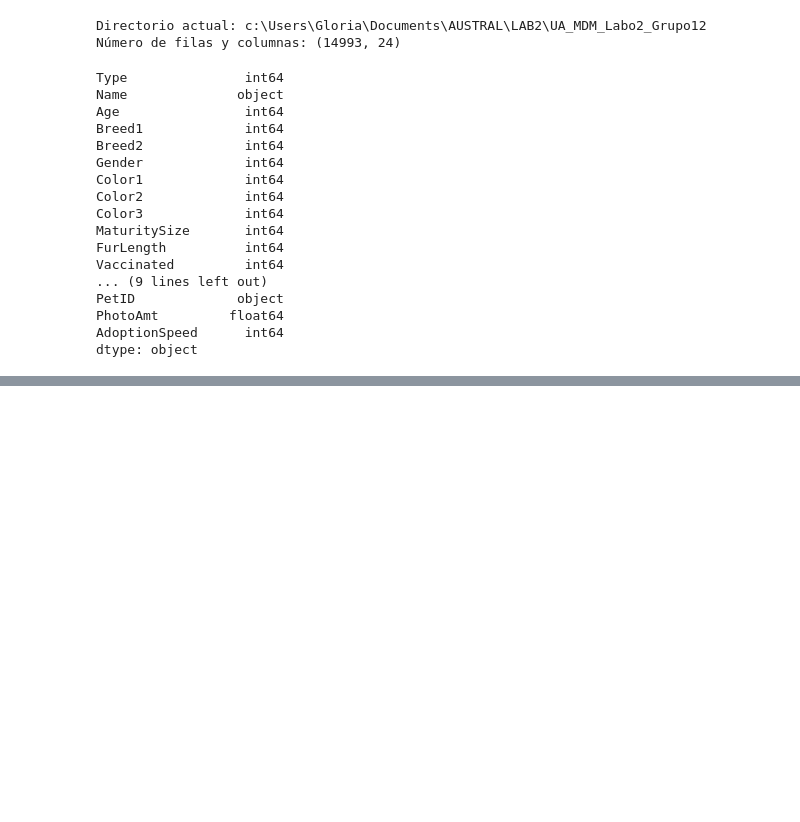
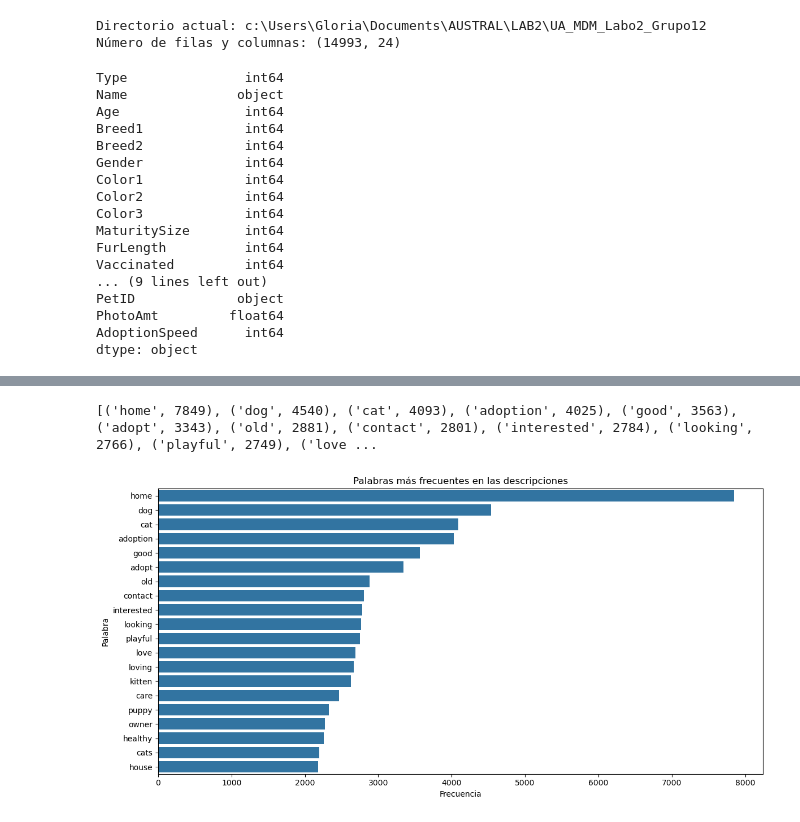
Before and after one commit to AdrianDVnqn/UA_MDM_Labo2_Grupo12, a Jupyter notebook: analisis_nulls.ipynb, the cells around one changed output, grey strips where cells are left out. Cells and saved outputs as stored; diff of their text form; code cells hidden in the pictures; blank space fills up the shorter version.

```diff
--- a/analisis_nulls.ipynb
+++ b/analisis_nulls.ipynb
@@ -144,0 +201,7 @@ X_train, X_test, y_train, y_test = train_test_split(X, y, test_size=0.2, random_
+# %%
+pd.set_option('display.max_colwidth', None)
+dataset['descripcion_para_analisis'] = dataset['Description_limpia'].apply(lambda x: ([word for word in x.split() if word.lower() not in ENGLISH_STOP_WORDS]) if isinstance(x, str) else 0)
+dataset['palabras_caracteres_eliminados']= dataset['Removed_Special_Chars']+dataset['stopwords_eliminadas']
+
+
+(dataset[['Description', 'palabras_caracteres_eliminados', 'descripcion_para_analisis']].head(4))
@@ -144,0 +214,20 @@ X_train, X_test, y_train, y_test = train_test_split(X, y, test_size=0.2, random_
+# %%
+# Combinar todas las descripciones en una lista de palabras
+
+# Combinar todas las palabras de la columna 'descripcion_para_analisis'
+todas_palabras = list(itertools.chain.from_iterable(dataset['descripcion_para_analisis']))
+palabras_comunes = Counter(todas_palabras).most_common(20)
+print(palabras_comunes)
+
+
+
+# Visualizar con un gráfico de barras
+plt.figure(figsize=(12, 6))
+palabras_df = pd.DataFrame(palabras_comunes, columns=['Palabra', 'Frecuencia'])
+sns.barplot(x='Frecuencia', y='Palabra', data=palabras_df)
+plt.title('Palabras más frecuentes en las descripciones')
+plt.tight_layout()
+plt.show();
+# %% [output]
+[('home', 7849), ('dog', 4540), ('cat', 4093), ('adoption', 4025), ('good', 3563), ('adopt', 3343), ('old', 2881), ('contact', 2801), ('interested', 2784), ('looking', 2766), ('playful', 2749), ('love ...
+[figure, added]
```
Also changed, not shown: parts of 15 cells of this notebook.
